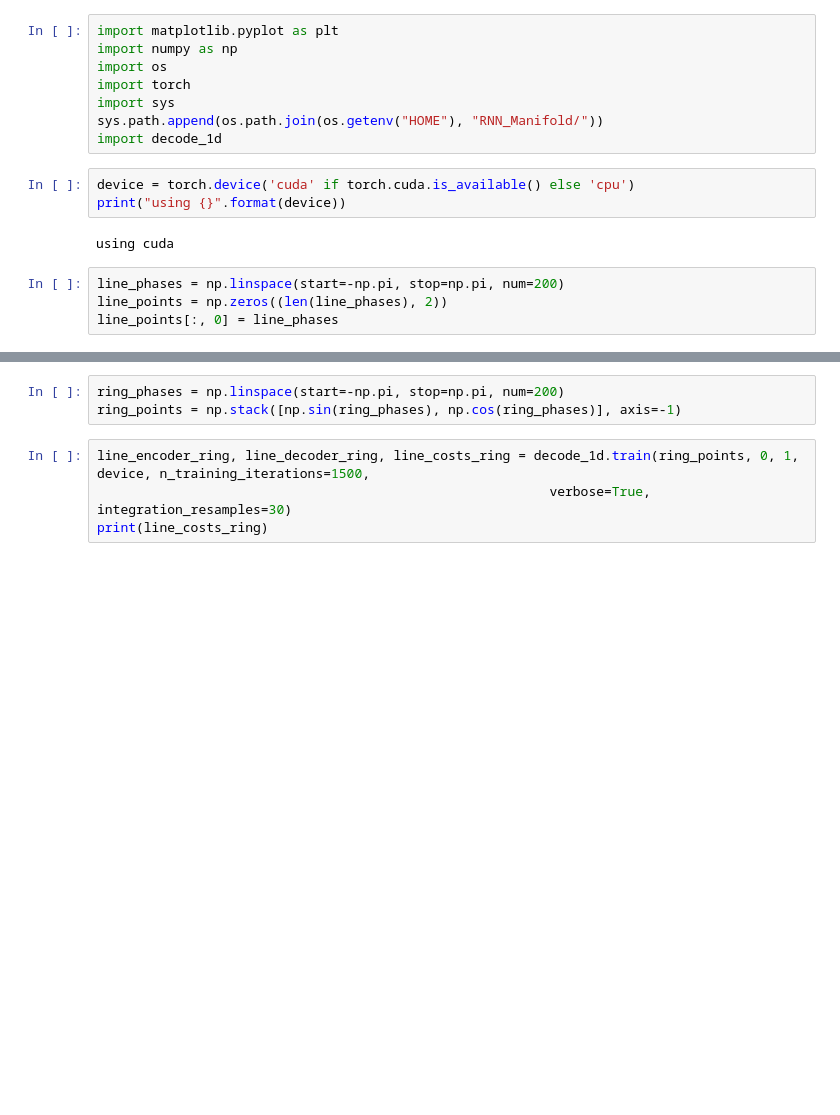
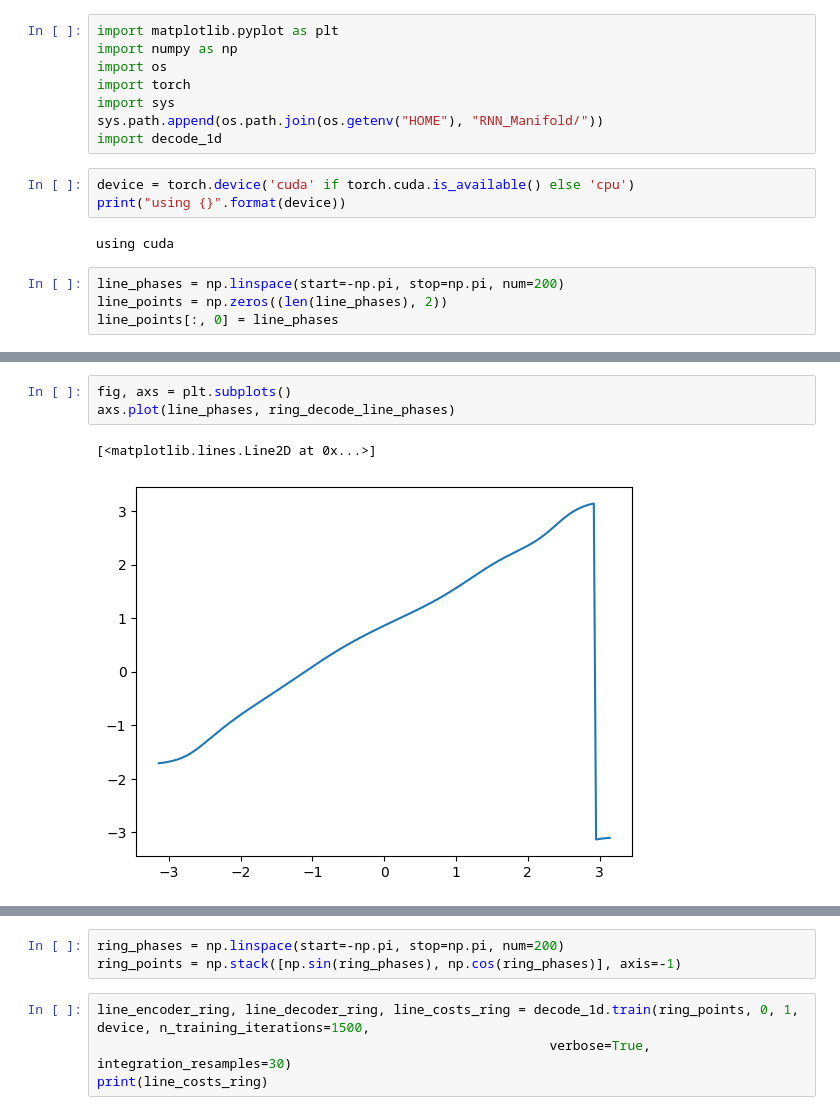
Before and after one commit to trevormccrt/dmd, a Jupyter notebook: examples/line_decoding.ipynb, the cells around one changed output, grey strips where cells are left out. Cells and saved outputs as stored; diff of their text form; blank space fills up the shorter version.

```diff
--- a/examples/line_decoding.ipynb
+++ b/examples/line_decoding.ipynb
@@ -76,0 +84,6 @@ axs.plot(ring_test_embedding_line[:, 0], ring_test_embedding_line[:, 1], color="
+# %%
+fig, axs = plt.subplots()
+axs.plot(line_phases, ring_decode_line_phases)
+# %% [output]
+[<matplotlib.lines.Line2D at 0x...>]
+[figure, added]
```
Also changed, not shown: parts of 12 cells of this notebook, 4 other files.
